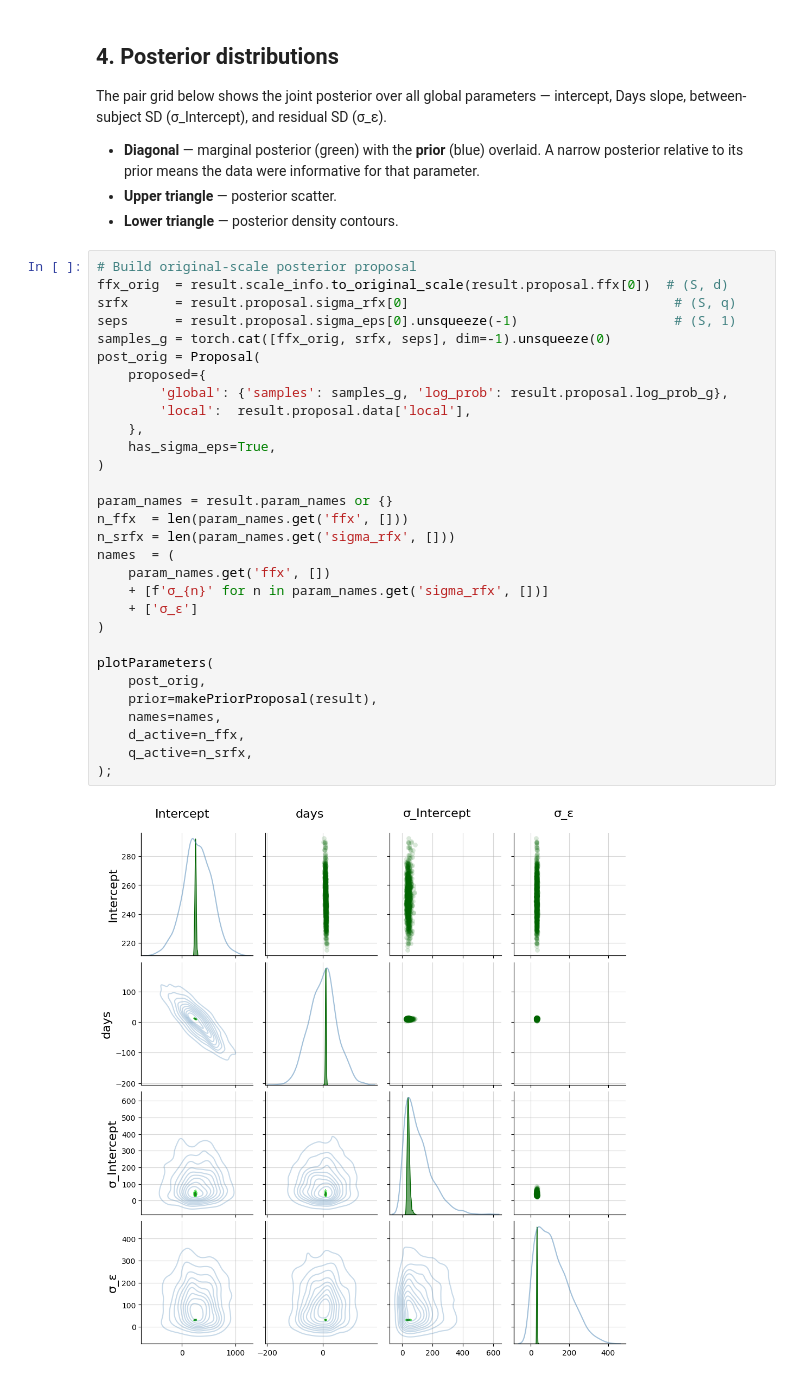
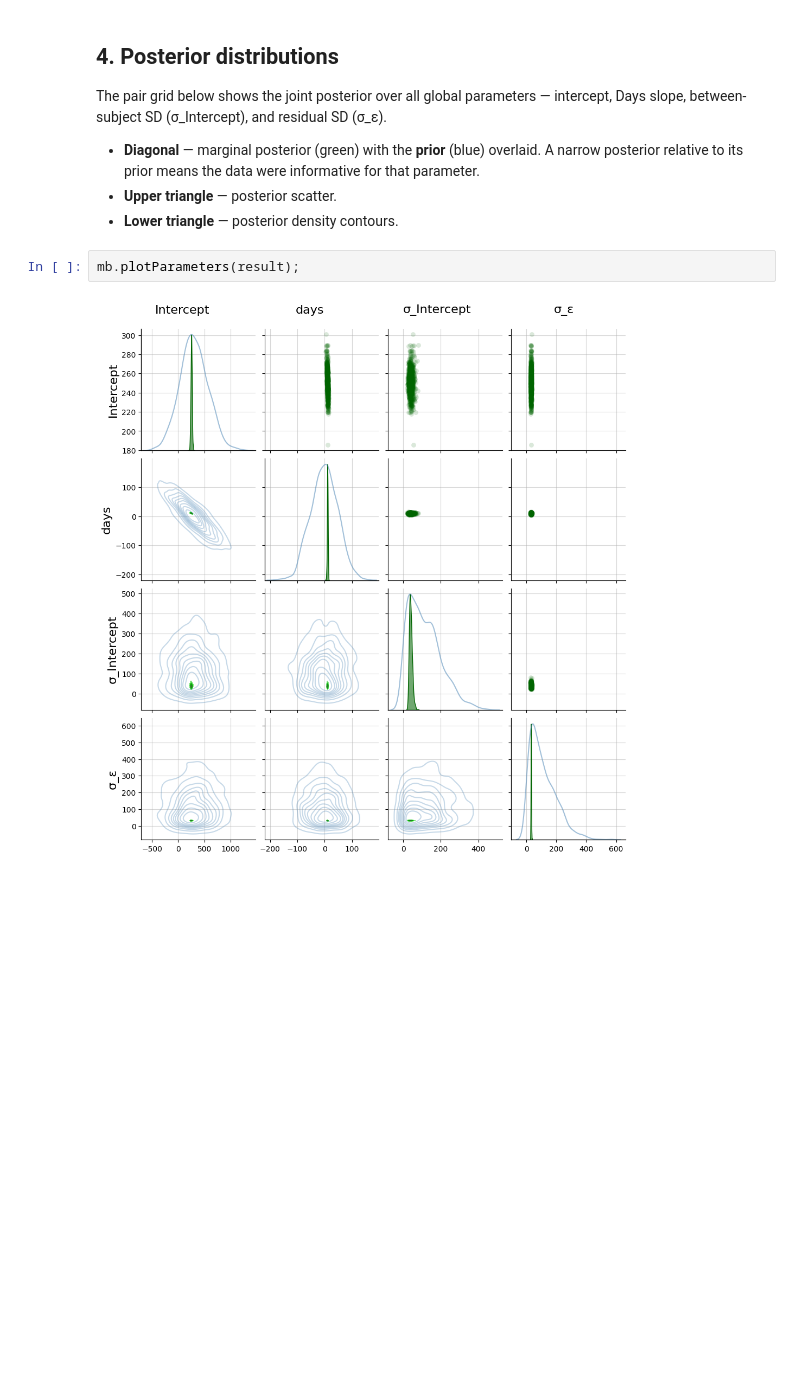
Before and after one commit to adkipnis/metabeta, a Jupyter notebook: demos/intro.ipynb, the cells around one changed output. Cells and saved outputs as stored; diff of their text form; blank space fills up the shorter version.

Commit message:
convenience method for plotting

```diff
--- a/demos/intro.ipynb
+++ b/demos/intro.ipynb
@@ -132,34 +130,6 @@ Days slope, between-subject SD (σ_Intercept), and residual SD (σ_ε).
 - **Upper triangle** — posterior scatter.
 - **Lower triangle** — posterior density contours.
 # %%
-# Build original-scale posterior proposal
-ffx_orig  = result.scale_info.to_original_scale(result.proposal.ffx[0])  # (S, d)
-srfx      = result.proposal.sigma_rfx[0]                                  # (S, q)
-seps      = result.proposal.sigma_eps[0].unsqueeze(-1)                    # (S, 1)
-samples_g = torch.cat([ffx_orig, srfx, seps], dim=-1).unsqueeze(0)
-post_orig = Proposal(
-    proposed={
-        'global': {'samples': samples_g, 'log_prob': result.proposal.log_prob_g},
-        'local':  result.proposal.data['local'],
-    },
-    has_sigma_eps=True,
-)
-
-param_names = result.param_names or {}
-n_ffx  = len(param_names.get('ffx', []))
-n_srfx = len(param_names.get('sigma_rfx', []))
-names  = (
-    param_names.get('ffx', [])
-    + [f'σ_{n}' for n in param_names.get('sigma_rfx', [])]
-    + ['σ_ε']
-)
-
-plotParameters(
-    post_orig,
-    prior=makePriorProposal(result),
-    names=names,
-    d_active=n_ffx,
-    q_active=n_srfx,
-);
+mb.plotParameters(result);
 # %% [output]
-[figure, old version]
+[figure, new version]
```
Also changed, not shown: parts of 3 cells of this notebook, 1 other file.
